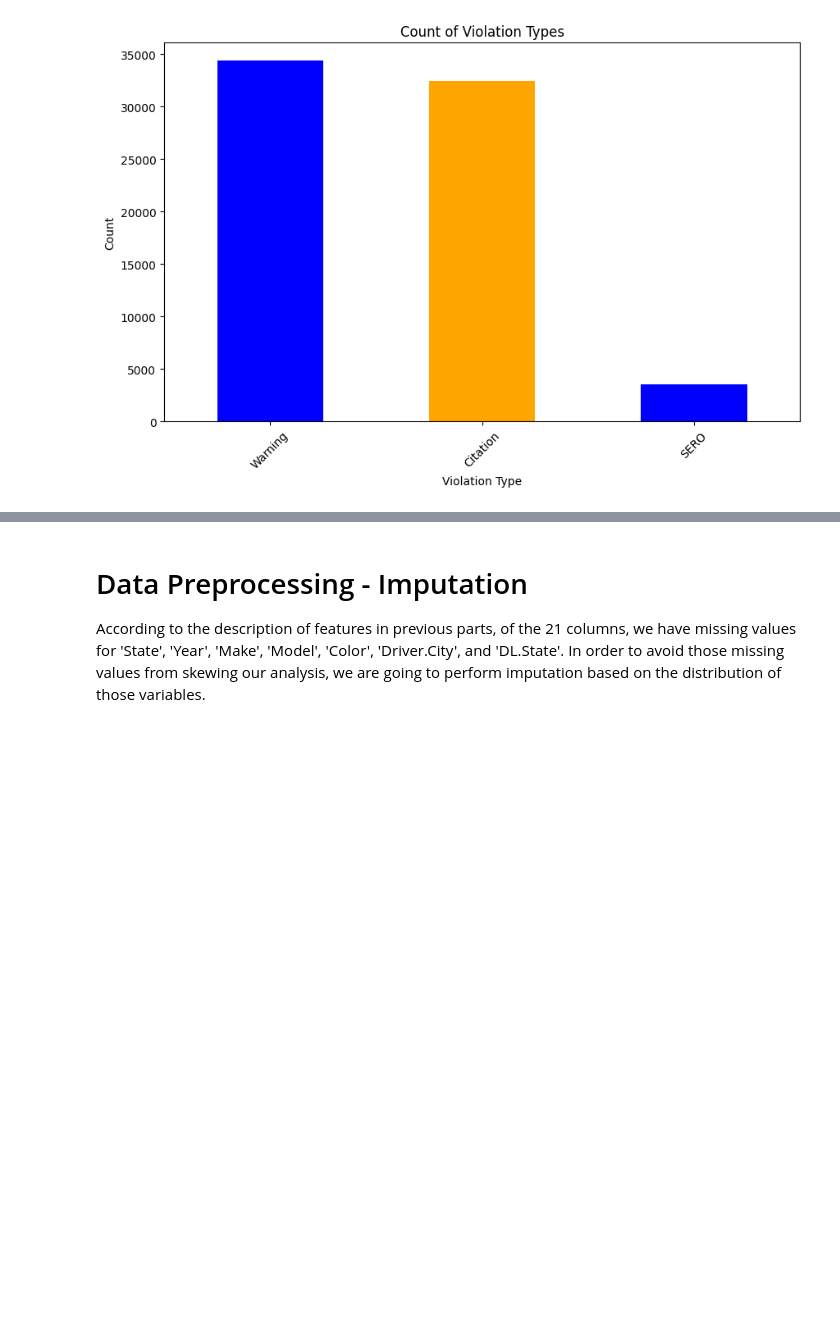
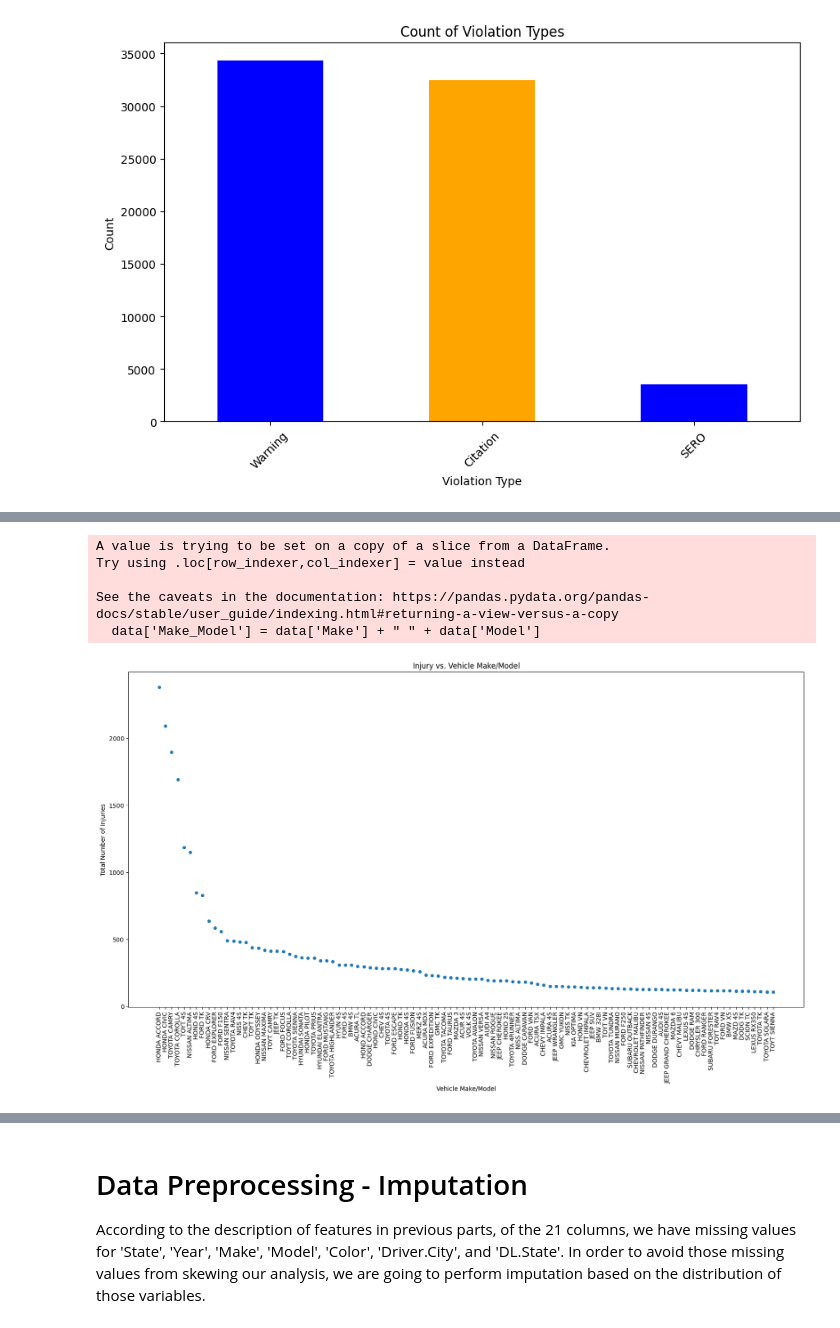
Before and after one commit to ChristopherianSulaiman/CSE_151A, a Jupyter notebook: CSE_151A_Project.ipynb, the cells around one changed output, grey strips where cells are left out. Drawn from its saved outputs; the diff is of its cells as text; code cells hidden in the pictures; blank space fills up the shorter version.

```diff
--- a/CSE_151A_Project.ipynb
+++ b/CSE_151A_Project.ipynb
@@ -248,0 +293,24 @@ plt.pie(actual_gender_percentages, labels=actual_gender_percentages.index, autop
+# %%
+data['Make_Model'] = data['Make'] + " " + data['Model']
+make_model_injury_counts = data.groupby('Make_Model')['Personal.Injury'].value_counts().unstack().fillna(0)
+
+make_model_injury_counts['Total Injuries'] = make_model_injury_counts.sum(axis=1)
+
+#Sorting and only choose top 100 otherwise too crowded
+top_make_models = make_model_injury_counts.sort_values('Total Injuries', ascending=False).head(100)
+
+#Scatter plot creation
+plt.figure(figsize=(20, 10))
+sns.scatterplot(data=top_make_models, x='Make_Model', y='Total Injuries')
+plt.xticks(rotation=90)  #to make things more clear
+plt.title('Injury vs. Vehicle Make/Model')
+plt.xlabel('Vehicle Make/Model')
+plt.ylabel('Total Number of Injuries')
+plt.show()
+# %% [output]
+A value is trying to be set on a copy of a slice from a DataFrame.
+Try using .loc[row_indexer,col_indexer] = value instead
+
+See the caveats in the documentation: https://pandas.pydata.org/pandas-docs/stable/user_guide/indexing.html#returning-a-view-versus-a-copy
+  data['Make_Model'] = data['Make'] + " " + data['Model']
+[figure, added]
```
Also changed, not shown: parts of 32 cells of this notebook.
